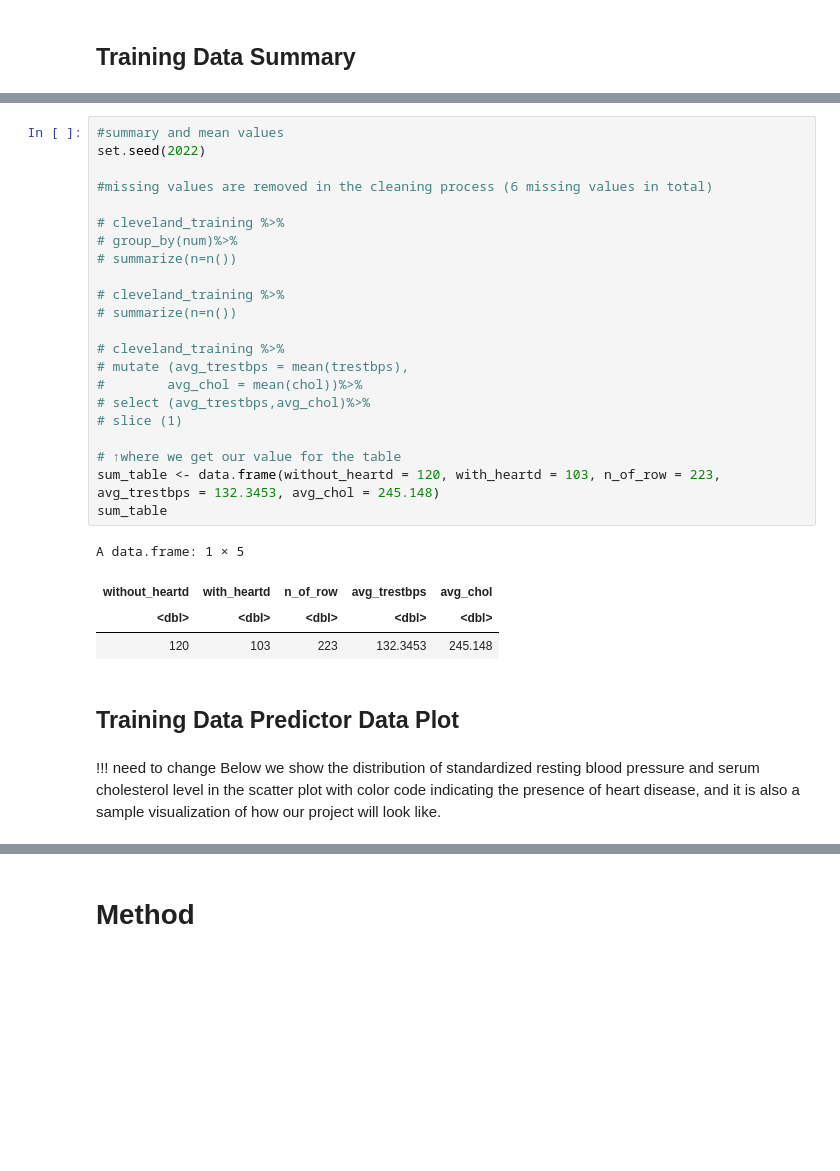
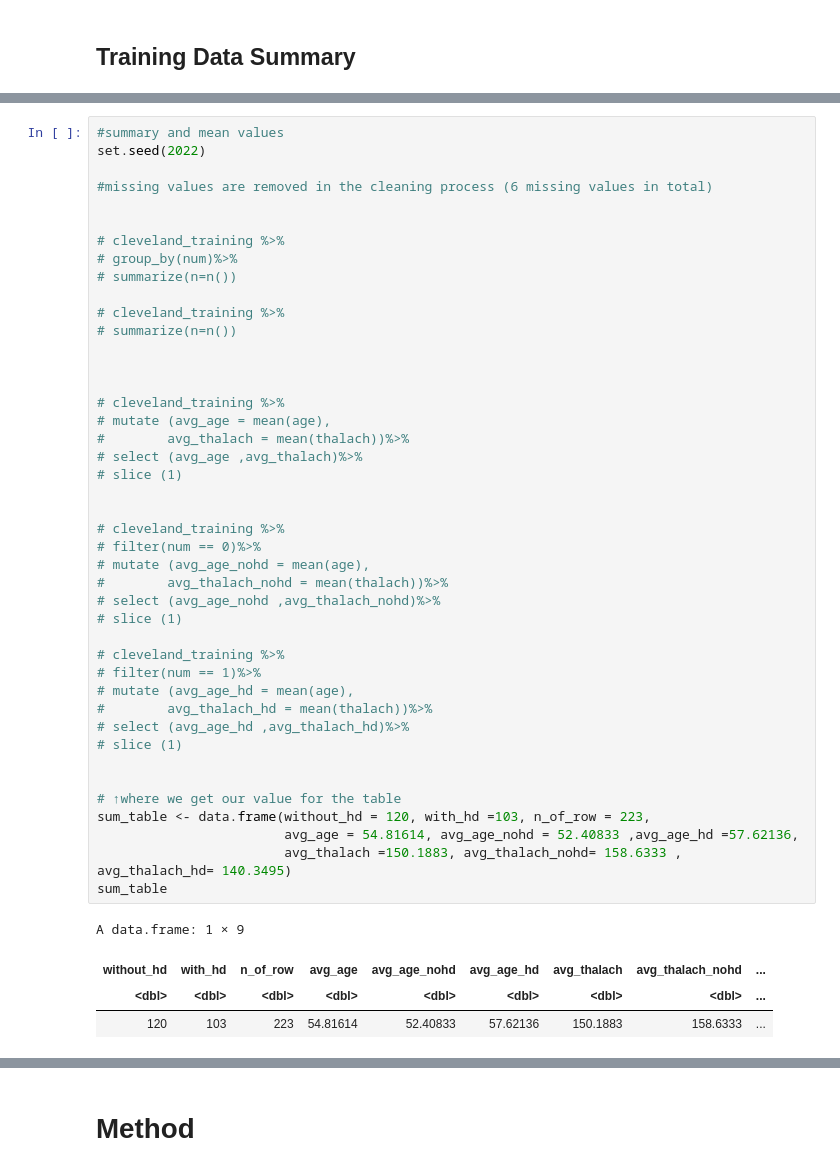
Before and after one commit to wiliwangka/Heart-Disease-Classification-with-R, a Jupyter notebook: ds_project_proposal.ipynb, the cells around one changed output, grey strips where cells are left out. Saved outputs shown, nothing was run; the diff lists cells and outputs as text; blank space fills up the shorter version.

```diff
--- a/ds_project_proposal.ipynb
+++ b/ds_project_proposal.ipynb
@@ -273,32 +267,48 @@ cleveland_testing <- testing(cleveland_split)
 # %%
 #summary and mean values
 set.seed(2022)
 
 #missing values are removed in the cleaning process (6 missing values in total)
+
 
 # cleveland_training %>%
 # group_by(num)%>%
 # summarize(n=n())
 
 # cleveland_training %>%
 # summarize(n=n())
 
+
+
 # cleveland_training %>%
-# mutate (avg_trestbps = mean(trestbps),
-#        avg_chol = mean(chol))%>%
-# select (avg_trestbps,avg_chol)%>%
+# mutate (avg_age = mean(age),
+#        avg_thalach = mean(thalach))%>%
+# select (avg_age ,avg_thalach)%>%
 # slice (1)
 
+
+# cleveland_training %>%
+# filter(num == 0)%>%
+# mutate (avg_age_nohd = mean(age),
+#        avg_thalach_nohd = mean(thalach))%>%
+# select (avg_age_nohd ,avg_thalach_nohd)%>%
+# slice (1)
+
+# cleveland_training %>%
+# filter(num == 1)%>%
+# mutate (avg_age_hd = mean(age),
+#        avg_thalach_hd = mean(thalach))%>%
+# select (avg_age_hd ,avg_thalach_hd)%>%
+# slice (1)
+
+
 # ↑where we get our value for the table
-sum_table <- data.frame(without_heartd = 120, with_heartd = 103, n_of_row = 223, avg_trestbps = 132.3453, avg_chol = 245.148)
+sum_table <- data.frame(without_hd = 120, with_hd =103, n_of_row = 223,
+                        avg_age = 54.81614, avg_age_nohd = 52.40833 ,avg_age_hd =57.62136,
+                        avg_thalach =150.1883, avg_thalach_nohd= 158.6333 ,  avg_thalach_hd= 140.3495)
 sum_table
 # %% [output]
-A data.frame: 1 × 5
+A data.frame: 1 × 9
-| without_heartd | with_heartd | n_of_row | avg_trestbps | avg_chol |
-| <dbl> | <dbl> | <dbl> | <dbl> | <dbl> |
-| 120 | 103 | 223 | 132.3453 | 245.148 |
+| without_hd | with_hd | n_of_row | avg_age | avg_age_nohd | avg_age_hd | avg_thalach | avg_thalach_nohd | ... |
+| <dbl> | <dbl> | <dbl> | <dbl> | <dbl> | <dbl> | <dbl> | <dbl> | ... |
+| 120 | 103 | 223 | 54.81614 | 52.40833 | 57.62136 | 150.1883 | 158.6333 | ... |
-# %% [markdown]
-## Training Data Predictor Data Plot
-# %% [markdown]
-!!! need to change
-Below we show the distribution of standardized resting blood pressure and serum cholesterol level in the scatter plot with color code indicating the presence of heart disease, and it is also a sample visualization of how our project will look like.
```
Also changed, not shown: parts of 14 cells of this notebook.
